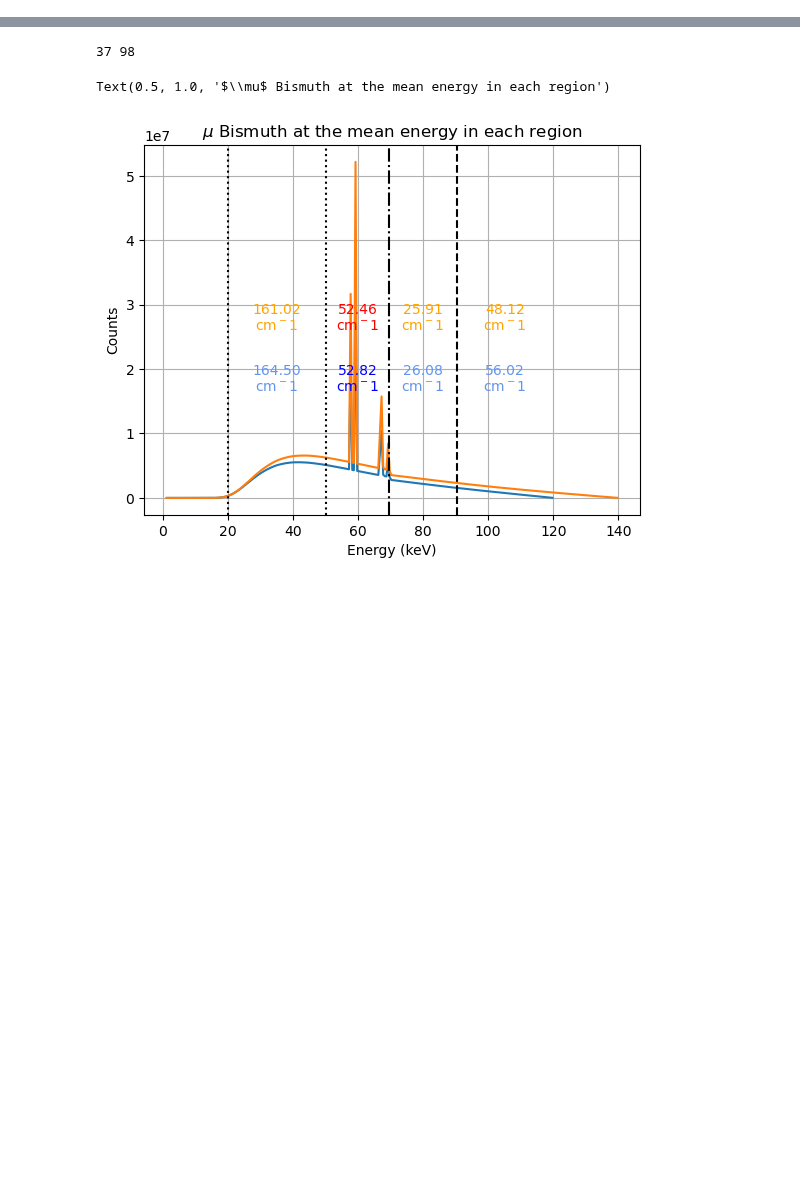
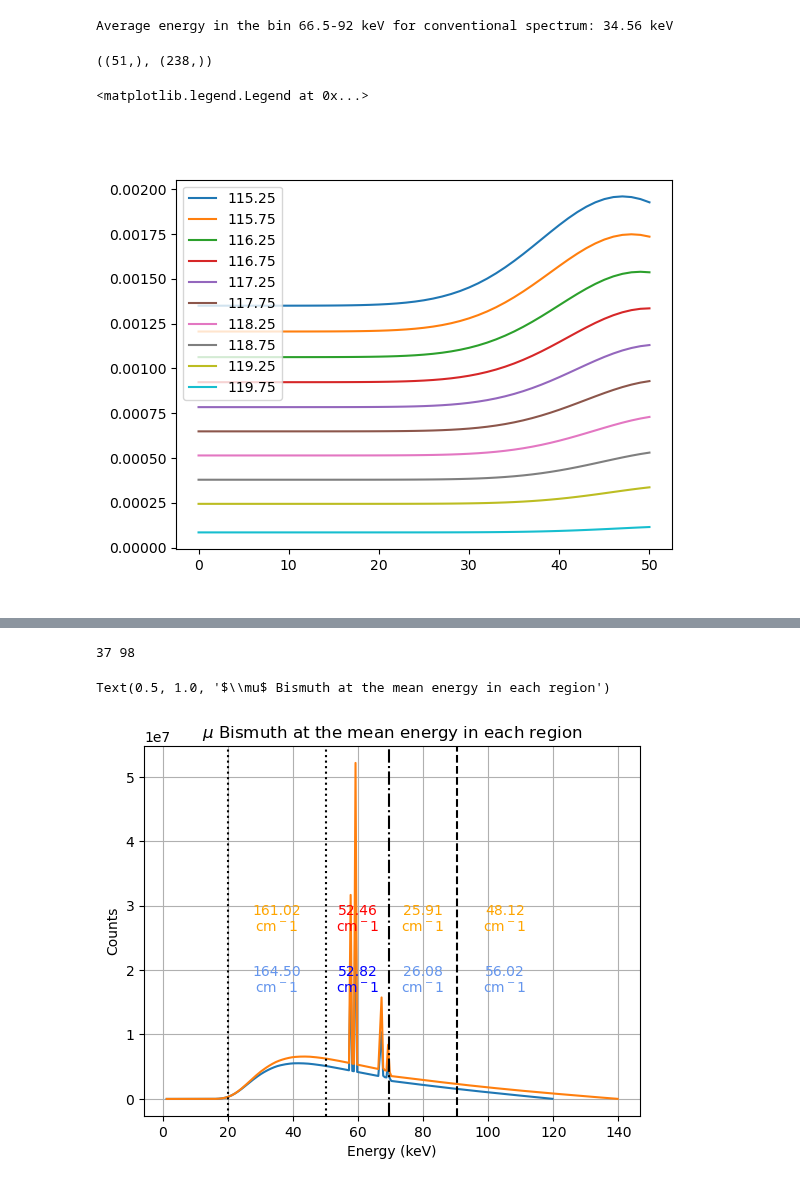
Before and after one commit to jerichooconnell/work-dfci, a Jupyter notebook: 9-PCCT_Magdalena_results/look_at_attenuation_coefficients.ipynb, the cells around one changed output, grey strips where cells are left out. Drawn from its saved outputs; the diff is of its cells as text; code cells hidden in the pictures; blank space fills up the shorter version.

```diff
--- a/9-PCCT_Magdalena_results/look_at_attenuation_coefficients.ipynb
+++ b/9-PCCT_Magdalena_results/look_at_attenuation_coefficients.ipynb
@@ -399,0 +697,65 @@ plt.close('all')
+# %%
+
+
+def average_energy_in_bin(U, contributions, bin_start, bin_end):
+    """
+    Calculate the average energy of an energy bin in a detector response
+
+    Parameters:
+    U : array-like
+        Measured energy (keV)
+    contributions : array-like
+        Contributions to the detector response from each energy
+    bin_start : float
+        Start of the energy bin (keV)
+    bin_end : float
+        End of the energy bin (keV)
+
+    Returns:
+    float: The average energy of the energy bin
+    """
+    bin_mask = (U >= bin_start) & (U < bin_end)
+    bin_contributions = contributions[:, bin_mask]
+
+    mu_bismuth = [mu_bi for U_i in U]
+
+    bin_energies = np.sum(bin_contributions * mu_bismuth, axis=1)
+    total_contributions = np.sum(bin_contributions, axis=1)
+    average_energy = np.sum(bin_energies) / np.sum(total_contributions)
+
+    return average_energy
+
+U_norm, response_norm, contributions_norm = detector_response(yy_norm, xx_norm, 1.0)
+
+# Define energy bins
+bin_start = 90.5 - 24
+bin_end = 92
+
+U = U_norm
+
+bin_mask = (U >= bin_start) & (U < bin_end)
+bin_contributions = contributions_norm[:, bin_mask]
+
+mu_bismuth = [mu_bi(U_i) for U_i in U]
+
+bin_contrib = np.sum(bin_contributions, axis=1)
+bin_contrib /= np.sum(bin_contrib)
+bin_attenuation = bin_contrib * mu_bismuth
+
+total_contributions = np.sum(bin_attenuation)
+
+
+print(f'Average energy in the bin {bin_start}-{bin_end} keV for conventional spectrum: {total_contributions:.2f} keV')
+# %% [output]
+Average energy in the bin 66.5-92 keV for conventional spectrum: 34.56 keV
+# %%
+bin_contrib.shape, np.array(mu_bismuth).shape
+# %% [output]
+((51,), (238,))
+# %%
+plt.figure()
+plt.plot(bin_contributions.T[:,-10:])
+plt.legend(U[-10:])
+# %% [output]
+<matplotlib.legend.Legend at 0x...>
+[figure, added]
```
Also changed, not shown: parts of 6 cells of this notebook.
